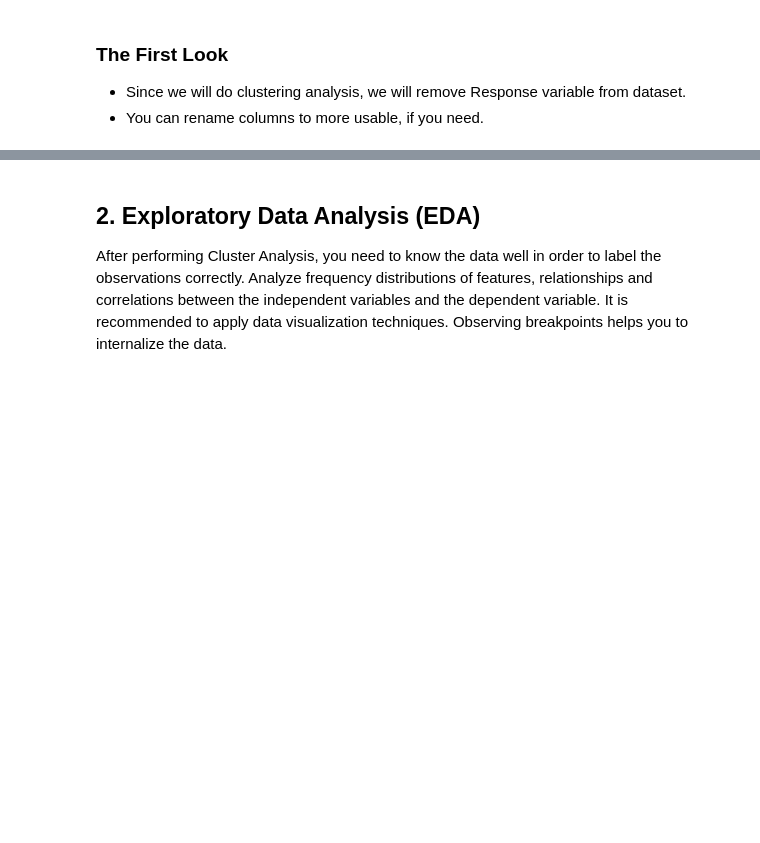
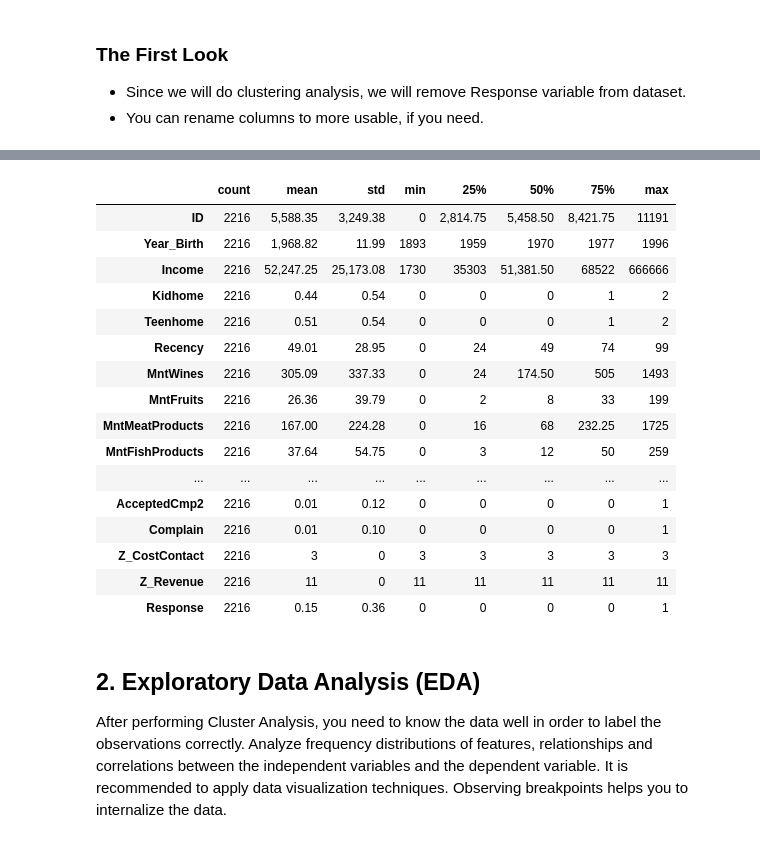
Before and after one commit to iceyisaak/ml20_project_customer-segmentation, a Jupyter notebook: ML_20_21_(Clustering_Analysis_Customers_Segmentation)-EN_blank.ipynb, the cells around one changed output, grey strips where cells are left out. Drawn from its saved outputs; the diff is of its cells as text; code cells hidden in the pictures; blank space fills up the shorter version.

```diff
--- a/ML_20_21_(Clustering_Analysis_Customers_Segmentation)-EN_blank.ipynb
+++ b/ML_20_21_(Clustering_Analysis_Customers_Segmentation)-EN_blank.ipynb
@@ -130,0 +245,3 @@ pd.options.display.float_format = (
+# %%
+df.dropna(subset=['Income'], inplace=True)
+df.isnull().sum()
@@ -131,3 +290,23 @@ pd.options.display.float_format = (
+# %%
+df.describe().T
+# %% [output]
+|  | count | mean | std | min | 25% | 50% | 75% | max |
+| ID | 2216 | 5,588.35 | 3,249.38 | 0 | 2,814.75 | 5,458.50 | 8,421.75 | 11191 |
+| Year_Birth | 2216 | 1,968.82 | 11.99 | 1893 | 1959 | 1970 | 1977 | 1996 |
+| Income | 2216 | 52,247.25 | 25,173.08 | 1730 | 35303 | 51,381.50 | 68522 | 666666 |
+| Kidhome | 2216 | 0.44 | 0.54 | 0 | 0 | 0 | 1 | 2 |
+| Teenhome | 2216 | 0.51 | 0.54 | 0 | 0 | 0 | 1 | 2 |
+| Recency | 2216 | 49.01 | 28.95 | 0 | 24 | 49 | 74 | 99 |
+| MntWines | 2216 | 305.09 | 337.33 | 0 | 24 | 174.50 | 505 | 1493 |
+| MntFruits | 2216 | 26.36 | 39.79 | 0 | 2 | 8 | 33 | 199 |
+| MntMeatProducts | 2216 | 167.00 | 224.28 | 0 | 16 | 68 | 232.25 | 1725 |
+| MntFishProducts | 2216 | 37.64 | 54.75 | 0 | 3 | 12 | 50 | 259 |
+| ... | ... | ... | ... | ... | ... | ... | ... | ... |
+| AcceptedCmp2 | 2216 | 0.01 | 0.12 | 0 | 0 | 0 | 0 | 1 |
+| Complain | 2216 | 0.01 | 0.10 | 0 | 0 | 0 | 0 | 1 |
+| Z_CostContact | 2216 | 3 | 0 | 3 | 3 | 3 | 3 | 3 |
+| Z_Revenue | 2216 | 11 | 0 | 11 | 11 | 11 | 11 | 11 |
+| Response | 2216 | 0.15 | 0.36 | 0 | 0 | 0 | 0 | 1 |
 # %% [markdown]
 ## 2. Exploratory Data Analysis (EDA)
 
```
Also changed, not shown: parts of 10 cells of this notebook.
